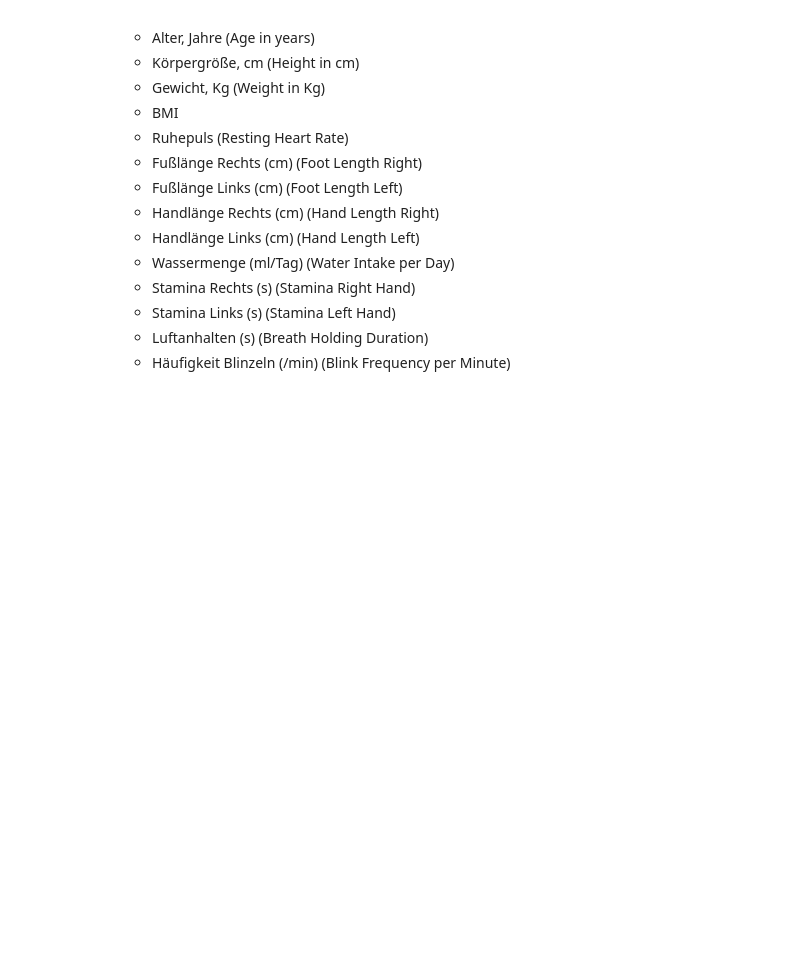
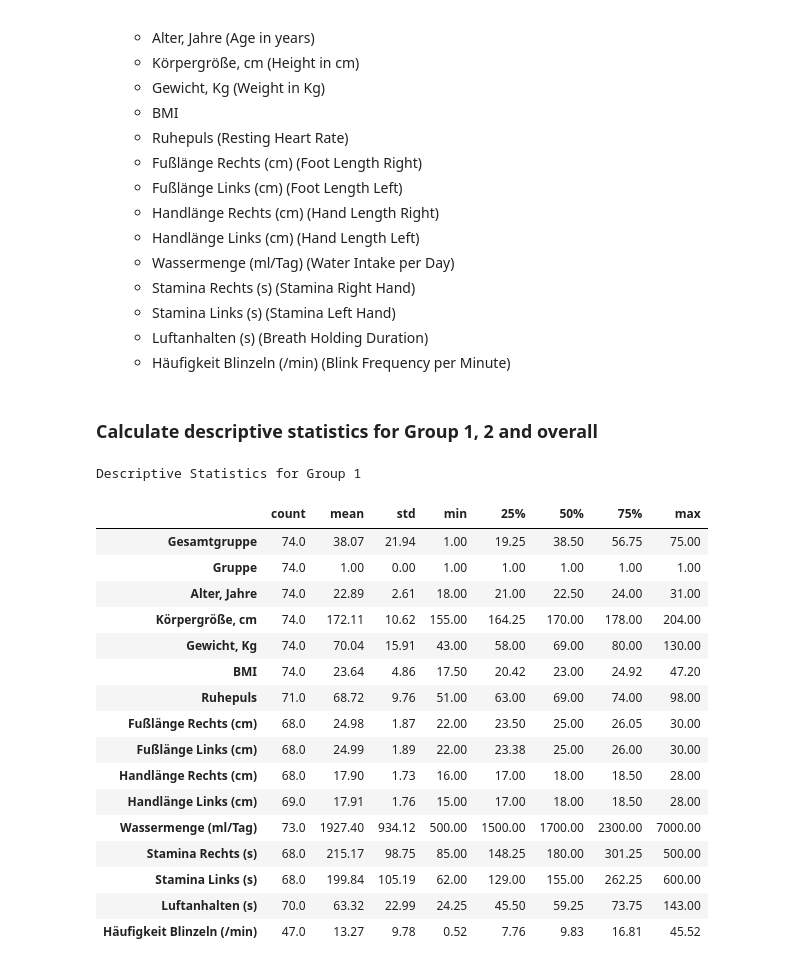
Before and after one commit to AbdallahAbou/Advanced_Statistical_Analysis, a Jupyter notebook: notebooks/statistical_study_notebook.ipynb, the cells around one changed output. Saved outputs shown, nothing was run; the diff lists cells and outputs as text; code cells hidden in the pictures; blank space fills up the shorter version.

```diff
--- a/notebooks/statistical_study_notebook.ipynb
+++ b/notebooks/statistical_study_notebook.ipynb
@@ -61,3 +80,5 @@ df_subset_prio_luft = analysis.generate_subset(config.columns_q7)
   - Stamina Links (s) (Stamina Left Hand)
   - Luftanhalten (s) (Breath Holding Duration)
   - Häufigkeit Blinzeln (/min) (Blink Frequency per Minute)
+# %% [markdown]
+### Calculate descriptive statistics for Group 1, 2 and overall
@@ -63,0 +90,27 @@ df_subset_prio_luft = analysis.generate_subset(config.columns_q7)
+# %%
+# Calculate descriptive statistics
+descriptive_stats_group1 = analysis.descriptive_stats(group1, config.numeric_columns)
+
+
+# Display the descriptive statistics using the display function from IPython
+print("Descriptive Statistics for Group 1")
+display(descriptive_stats_group1)
+# %% [output]
+Descriptive Statistics for Group 1
+|  | count | mean | std | min | 25% | 50% | 75% | max |
+| Gesamtgruppe | 74.0 | 38.07 | 21.94 | 1.00 | 19.25 | 38.50 | 56.75 | 75.00 |
+| Gruppe | 74.0 | 1.00 | 0.00 | 1.00 | 1.00 | 1.00 | 1.00 | 1.00 |
+| Alter, Jahre | 74.0 | 22.89 | 2.61 | 18.00 | 21.00 | 22.50 | 24.00 | 31.00 |
+| Körpergröße, cm | 74.0 | 172.11 | 10.62 | 155.00 | 164.25 | 170.00 | 178.00 | 204.00 |
+| Gewicht, Kg | 74.0 | 70.04 | 15.91 | 43.00 | 58.00 | 69.00 | 80.00 | 130.00 |
+| BMI | 74.0 | 23.64 | 4.86 | 17.50 | 20.42 | 23.00 | 24.92 | 47.20 |
+| Ruhepuls | 71.0 | 68.72 | 9.76 | 51.00 | 63.00 | 69.00 | 74.00 | 98.00 |
+| Fußlänge Rechts (cm) | 68.0 | 24.98 | 1.87 | 22.00 | 23.50 | 25.00 | 26.05 | 30.00 |
+| Fußlänge Links (cm) | 68.0 | 24.99 | 1.89 | 22.00 | 23.38 | 25.00 | 26.00 | 30.00 |
+| Handlänge Rechts (cm) | 68.0 | 17.90 | 1.73 | 16.00 | 17.00 | 18.00 | 18.50 | 28.00 |
+| Handlänge Links (cm) | 69.0 | 17.91 | 1.76 | 15.00 | 17.00 | 18.00 | 18.50 | 28.00 |
+| Wassermenge (ml/Tag) | 73.0 | 1927.40 | 934.12 | 500.00 | 1500.00 | 1700.00 | 2300.00 | 7000.00 |
+| Stamina Rechts (s) | 68.0 | 215.17 | 98.75 | 85.00 | 148.25 | 180.00 | 301.25 | 500.00 |
+| Stamina Links (s) | 68.0 | 199.84 | 105.19 | 62.00 | 129.00 | 155.00 | 262.25 | 600.00 |
+| Luftanhalten (s) | 70.0 | 63.32 | 22.99 | 24.25 | 45.50 | 59.25 | 73.75 | 143.00 |
+| Häufigkeit Blinzeln (/min) | 47.0 | 13.27 | 9.78 | 0.52 | 7.76 | 9.83 | 16.81 | 45.52 |
```
Also changed, not shown: parts of 14 cells of this notebook.
